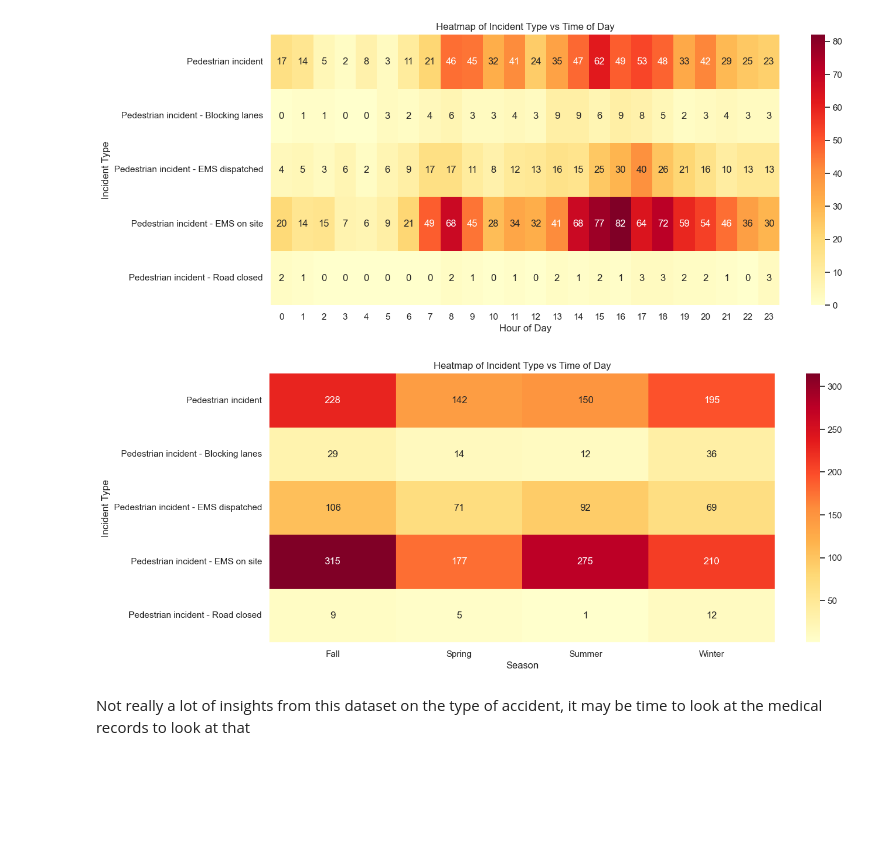
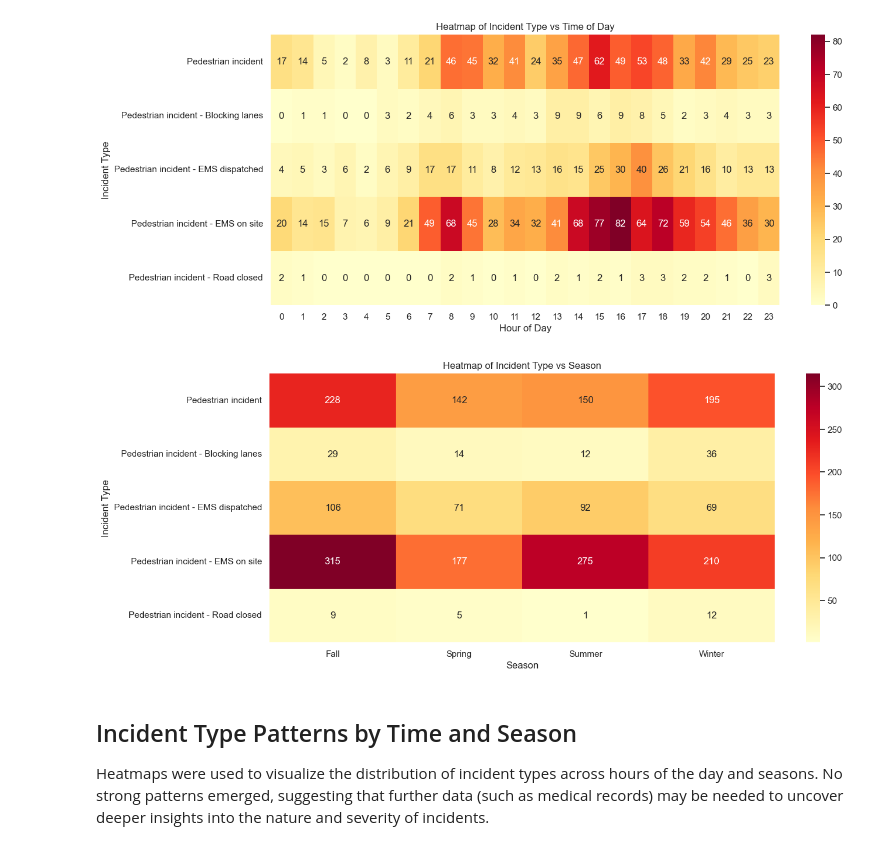
Before and after one commit to Essam-Khawaja/Pedestrian-Accidents-Calgary, a Jupyter notebook: data_analysis_accidents.ipynb, the cells around one changed output. Cells and saved outputs as stored; diff of their text form; code cells hidden in the pictures; blank space fills up the shorter version.

Commit message:
Finished report of first dataset

```diff
--- a/data_analysis_accidents.ipynb
+++ b/data_analysis_accidents.ipynb
@@ -406,19 +432,21 @@ plt.show()
 # %%
 heatmap_data = df.pivot_table(
     index="DESCRIPTION_CLEAN",
     columns="SEASON",
     values="INCIDENT INFO",
     aggfunc="count",
     fill_value=0
 )
 
 plt.figure(figsize=(14, 6))
 sns.heatmap(heatmap_data, annot=True, fmt="d", cmap="YlOrRd")
-plt.title("Heatmap of Incident Type vs Time of Day")
+plt.title("Heatmap of Incident Type vs Season")
 plt.xlabel("Season")
 plt.ylabel("Incident Type")
 plt.show()
 # %% [output]
-[figure, old version]
+[figure, new version]
 # %% [markdown]
-Not really a lot of insights from this dataset on the type of accident, it may be time to look at the medical records to look at that
+## Incident Type Patterns by Time and Season
+
+Heatmaps were used to visualize the distribution of incident types across hours of the day and seasons. No strong patterns emerged, suggesting that further data (such as medical records) may be needed to uncover deeper insights into the nature and severity of incidents.
```
Also changed, not shown: parts of 9 cells of this notebook, 9 other files.
